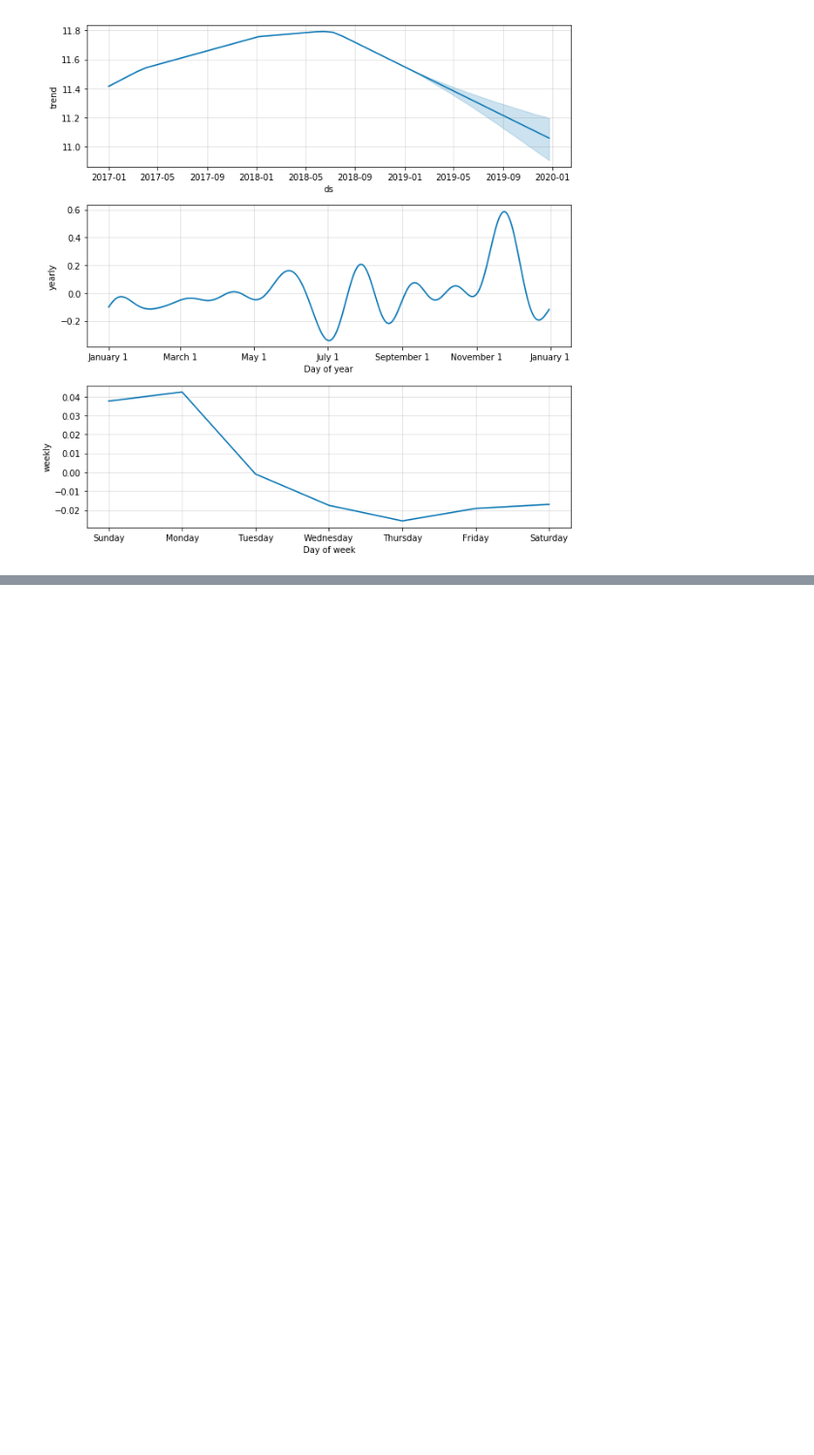
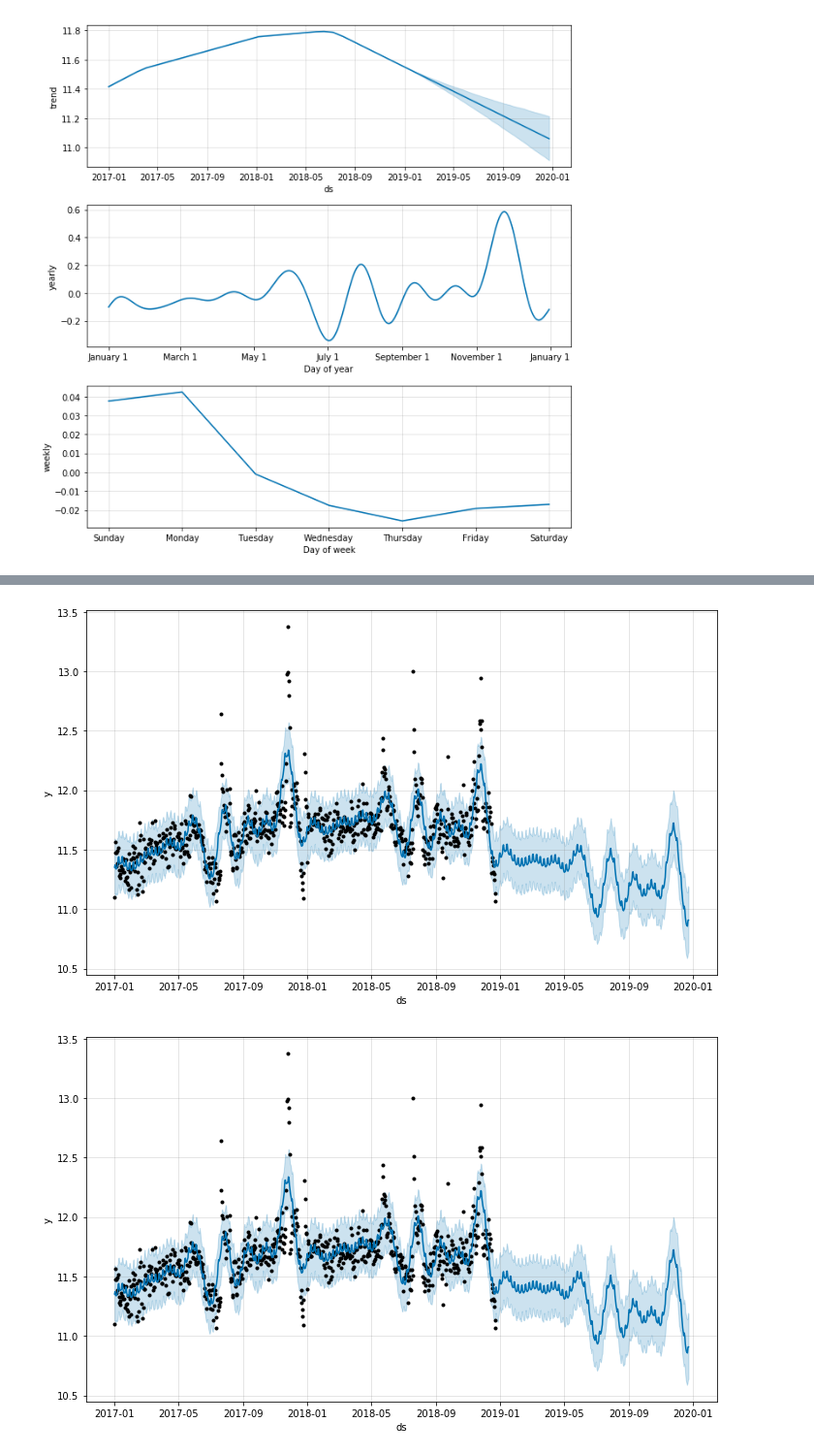
Before and after one commit to nastyh/Time-Series, a Jupyter notebook: 12_30.ipynb, the cells around one changed output, grey strips where cells are left out. Shown at 97% size. Drawn from its saved outputs; the diff is of its cells as text; code cells hidden in the pictures; blank space fills up the shorter version.

```diff
--- a/12_30.ipynb
+++ b/12_30.ipynb
@@ -123,0 +156,5 @@ m.plot_components(n_forecast)
+# %%
+m.plot(n_forecast)
+# %% [output]
+[figure, added]
+[figure, added]
```
Also changed, not shown: parts of 37 cells of this notebook.
